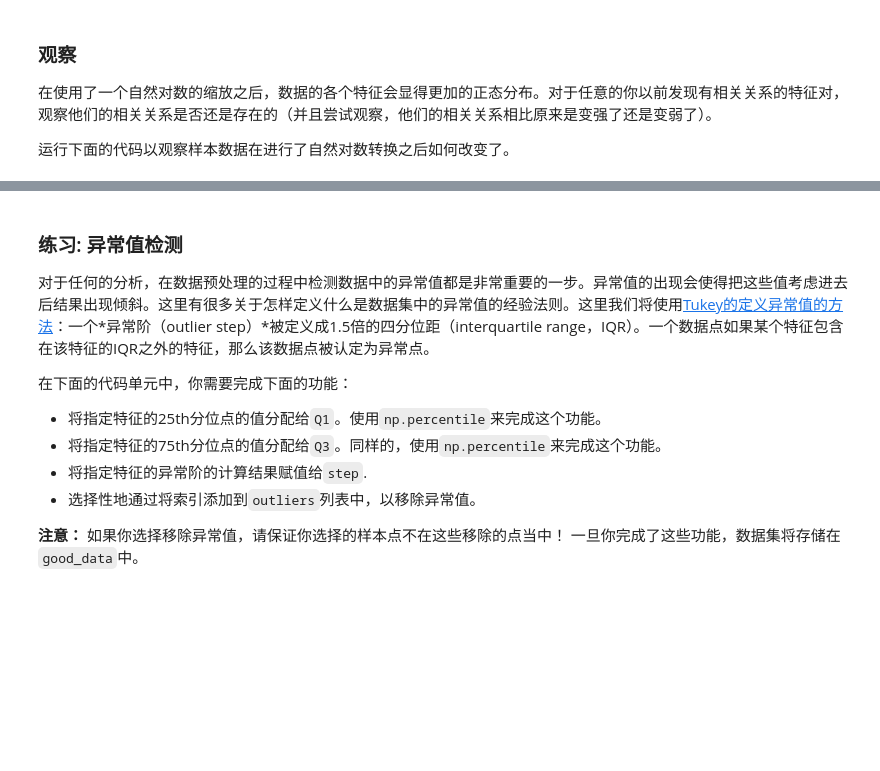
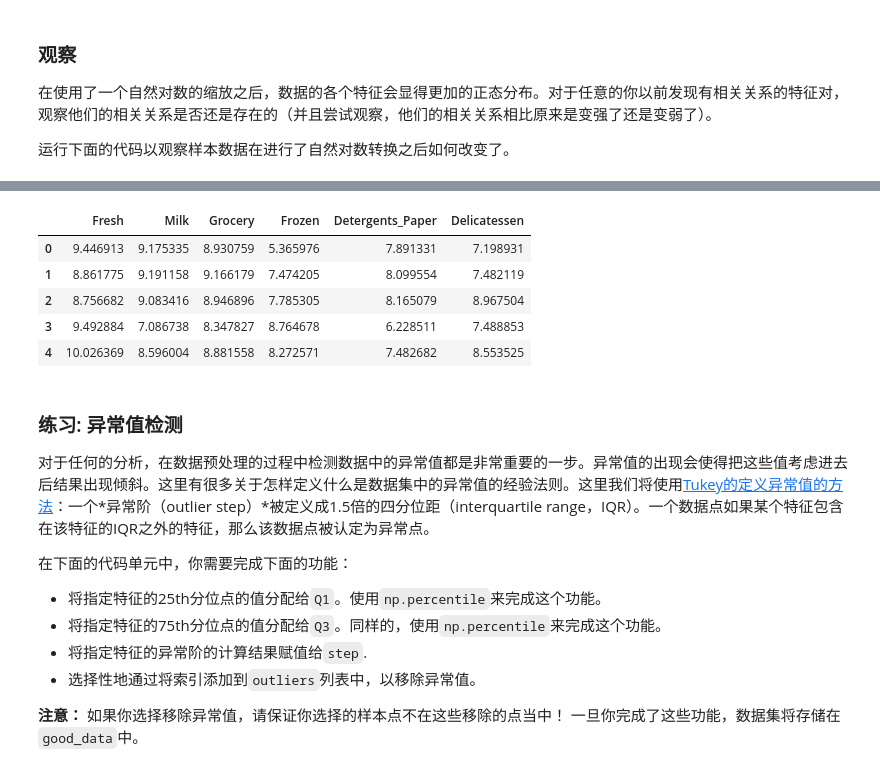
Before and after one commit to le773/PythonDebug, a Jupyter notebook: Q2/creating_customer_segments/customer_segments.ipynb, the cells around one changed output, grey strips where cells are left out. Saved outputs shown, nothing was run; the diff lists cells and outputs as text; code cells hidden in the pictures; blank space fills up the shorter version.

```diff
--- a/Q2/creating_customer_segments/customer_segments.ipynb
+++ b/Q2/creating_customer_segments/customer_segments.ipynb
@@ -302,3 +330,12 @@ display(log_samples)
+# %%
+log_data.head()
+# %% [output]
+|  | Fresh | Milk | Grocery | Frozen | Detergents_Paper | Delicatessen |
+| 0 | 9.446913 | 9.175335 | 8.930759 | 5.365976 | 7.891331 | 7.198931 |
+| 1 | 8.861775 | 9.191158 | 9.166179 | 7.474205 | 8.099554 | 7.482119 |
+| 2 | 8.756682 | 9.083416 | 8.946896 | 7.785305 | 8.165079 | 8.967504 |
+| 3 | 9.492884 | 7.086738 | 8.347827 | 8.764678 | 6.228511 | 7.488853 |
+| 4 | 10.026369 | 8.596004 | 8.881558 | 8.272571 | 7.482682 | 8.553525 |
 # %% [markdown]
 ### 练习: 异常值检测
 对于任何的分析，在数据预处理的过程中检测数据中的异常值都是非常重要的一步。异常值的出现会使得把这些值考虑进去后结果出现倾斜。这里有很多关于怎样定义什么是数据集中的异常值的经验法则。这里我们将使用[Tukey的定义异常值的方法](http://datapigtechnologies.com/blog/index.php/highlighting-outliers-in-your-data-with-the-tukey-method/)：一个*异常阶（outlier step）*被定义成1.5倍的四分位距（interquartile range，IQR）。一个数据点如果某个特征包含在该特征的IQR之外的特征，那么该数据点被认定为异常点。
```
Also changed, not shown: parts of 21 cells of this notebook.
